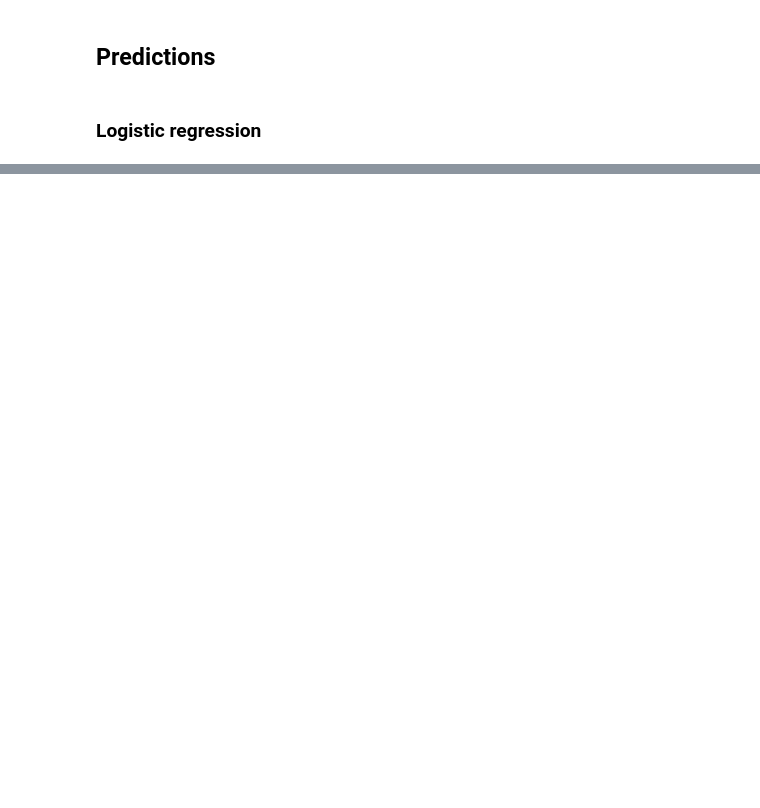
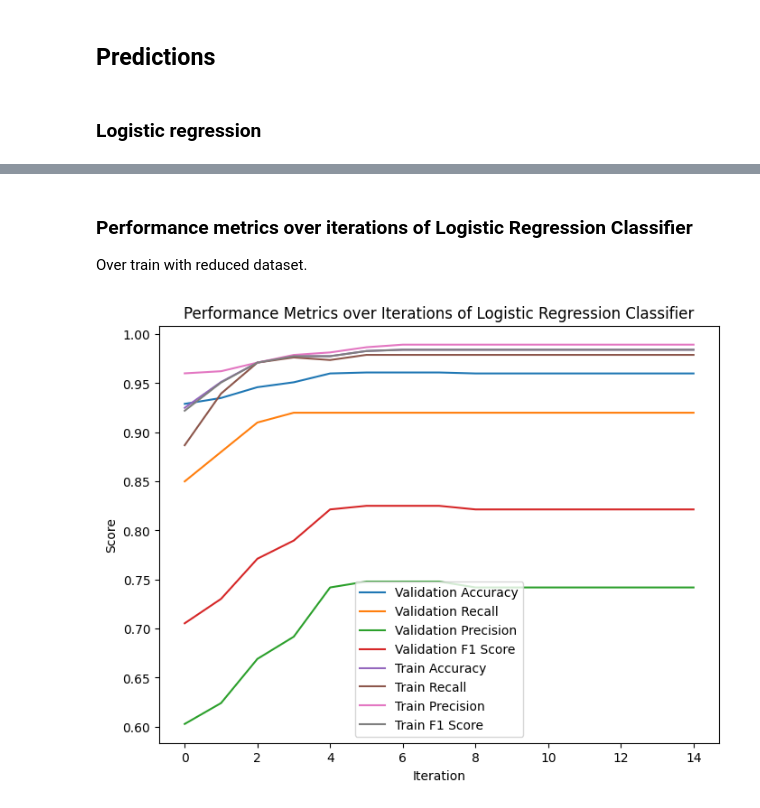
Before and after one commit to humbertoyusta/bank-loan-m4, a Jupyter notebook: BankLoanM4.ipynb, the cells around one changed output, grey strips where cells are left out. Drawn from its saved outputs; the diff is of its cells as text; code cells hidden in the pictures; blank space fills up the shorter version.

Commit message:
adding-iterations-and-xgboost

```diff
--- a/BankLoanM4.ipynb
+++ b/BankLoanM4.ipynb
@@ -561,5 +604,4 @@ y_test = test_df['Personal Loan']
 # %%
-from sklearn.model_selection import GridSearchCV
 from classifiers import logistic_regression
 reload(logistic_regression)
 
@@ -577,22 +619,3 @@ param_grid = {
 }
 
 clf = logistic_regression.LogisticRegressionClassifier()
-
-grid_search = GridSearchCV(clf, param_grid, cv=5, scoring='accuracy')
-grid_search.fit(X_train, y_train)
-
-y_pred = grid_search.predict(X_test)
-
-results = {
-    'best_params': grid_search.best_params_,
-    'accuracy': float(accuracy_score(y_test, y_pred)),
-    'recall': float(recall_score(y_test, y_pred)),
-    'precision': float(precision_score(y_test, y_pred)),
-    'confusion_matrix': confusion_matrix(y_test, y_pred).tolist(),
-    'mutual_info_score': float(mutual_info_score(y_test, y_pred)),
-}
-
-with open('experiments/results/exp_1_logistic_regression.yaml', 'w') as file:
-    yaml.dump(results, file)
-
-results
@@ -608,0 +742,60 @@ results
+# %% [markdown]
+### Performance metrics over iterations of Logistic Regression Classifier
+
+Over train with reduced dataset.
+# %%
+from transformers import preprocessor
+reload(preprocessor)
+
+warnings.filterwarnings("ignore", category=ConvergenceWarning)
+
+with open('experiments/results/exp_2_logistic_regression_reduced.yaml', 'r') as file:
+    best_params = yaml.safe_load(file)['best_params']
+
+preprocessor = preprocessor.Preprocessor(**best_params.get('preprocessor_params', {}))
+
+preprocessed_X_train_reduced = preprocessor.fit_transform(X_train_reduced)
+
+preprocessed_X_test = preprocessor.transform(X_test)
+
+clf_iter = LogisticRegression(**best_params.get('logistic_regression_params', {}), warm_start=True)
+
+metrics = {'accuracy': [], 'recall': [], 'precision': [], 'f1': []}
+train_metrics = {'accuracy': [], 'recall': [], 'precision': [], 'f1': []}
+
+for i in range(1, 16):
+    clf_iter.set_params(max_iter=i)
+    clf_iter.fit(preprocessed_X_train_reduced, y_train_reduced)
+
+    y_train_reduced_pred_iter = clf_iter.predict(preprocessed_X_train_reduced)
+
+    train_metrics['accuracy'].append(accuracy_score(y_train_reduced, y_train_reduced_pred_iter))
+    train_metrics['recall'].append(recall_score(y_train_reduced, y_train_reduced_pred_iter))
+    train_metrics['precision'].append(precision_score(y_train_reduced, y_train_reduced_pred_iter))
+    train_metrics['f1'].append(f1_score(y_train_reduced, y_train_reduced_pred_iter))
+
+    y_pred_iter = clf_iter.predict(preprocessed_X_test)
+
+    metrics['accuracy'].append(accuracy_score(y_test, y_pred_iter))
+    metrics['recall'].append(recall_score(y_test, y_pred_iter))
+    metrics['precision'].append(precision_score(y_test, y_pred_iter))
+    metrics['f1'].append(f1_score(y_test, y_pred_iter))
+
+plt.figure(figsize=(8, 6))
+plt.plot(metrics['accuracy'], label='Validation Accuracy')
+plt.plot(metrics['recall'], label='Validation Recall')
+plt.plot(metrics['precision'], label='Validation Precision')
+plt.plot(metrics['f1'], label='Validation F1 Score')
+plt.plot(train_metrics['accuracy'], label='Train Accuracy')
+plt.plot(train_metrics['recall'], label='Train Recall')
+plt.plot(train_metrics['precision'], label='Train Precision')
+plt.plot(train_metrics['f1'], label='Train F1 Score')
+plt.xlabel('Iteration')
+plt.ylabel('Score')
+plt.title('Performance Metrics over Iterations of Logistic Regression Classifier')
+plt.legend()
+
+plt.savefig('plots/logistic_regression_convergence_reduced.png')
+plt.show()
+# %% [output]
+[figure, added]
```
Also changed, not shown: parts of 26 cells of this notebook, 12 other files.
